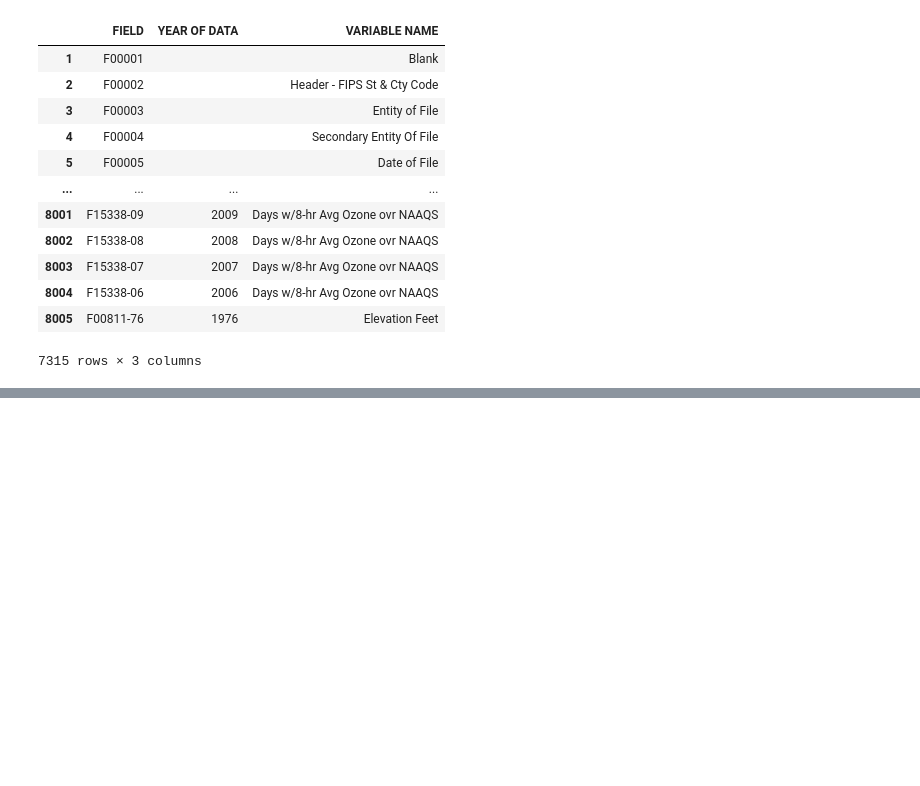
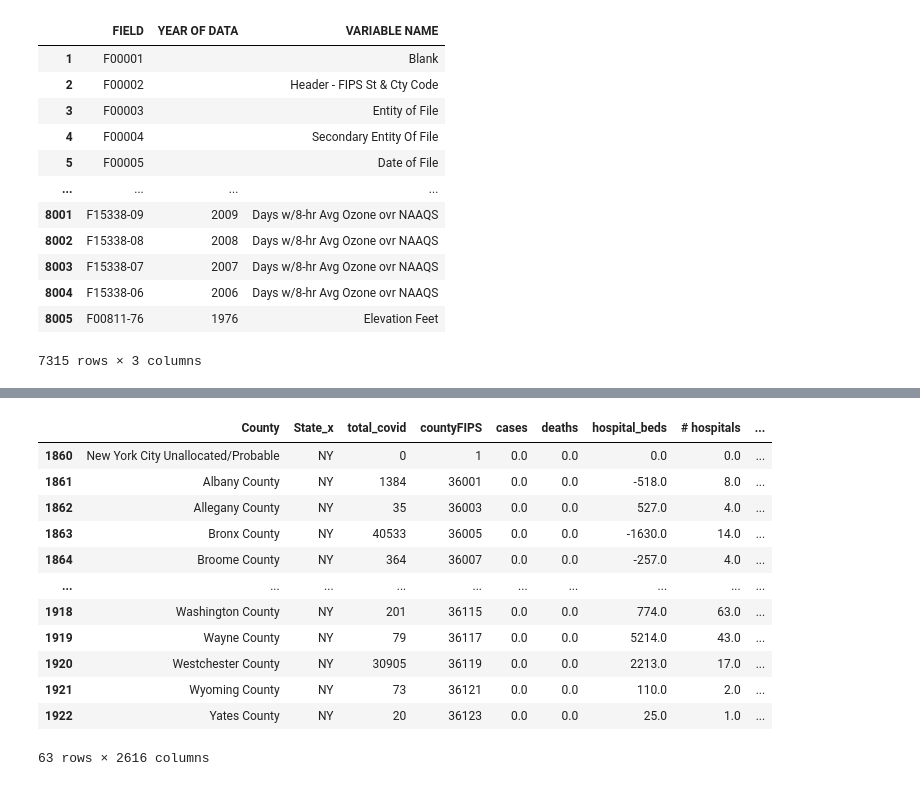
Before and after one commit to Agelf123/covid_predictions, a Jupyter notebook: code/aryeh/Covid Data Collection.ipynb, the cells around one changed output, grey strips where cells are left out. Drawn from its saved outputs; the diff is of its cells as text; code cells hidden in the pictures; blank space fills up the shorter version.

```diff
--- a/code/aryeh/Covid Data Collection.ipynb
+++ b/code/aryeh/Covid Data Collection.ipynb
@@ -328,0 +279,2 @@ len(lst)
+# %%
+health_workers.columns.values[9] = "County"
@@ -328,0 +291,2 @@ len(lst)
+# %%
+health_workers =  health_workers.loc[:, health_workers.columns.notnull()]
@@ -328,0 +302,20 @@ len(lst)
+# %%
+df = pd.merge(df,health_workers,left_on='County',right_on = 'County',how='left')
+# %%
+df.fillna(0,inplace=True)
+# %%
+df[df['State_x']=="NY"]
+# %% [output]
+|  | County | State_x | total_covid | countyFIPS | cases | deaths | hospital_beds | # hospitals | ... |
+| 1860 | New York City Unallocated/Probable | NY | 0 | 1 | 0.0 | 0.0 | 0.0 | 0.0 | ... |
+| 1861 | Albany County | NY | 1384 | 36001 | 0.0 | 0.0 | -518.0 | 8.0 | ... |
+| 1862 | Allegany County | NY | 35 | 36003 | 0.0 | 0.0 | 527.0 | 4.0 | ... |
+| 1863 | Bronx County | NY | 40533 | 36005 | 0.0 | 0.0 | -1630.0 | 14.0 | ... |
+| 1864 | Broome County | NY | 364 | 36007 | 0.0 | 0.0 | -257.0 | 4.0 | ... |
+| ... | ... | ... | ... | ... | ... | ... | ... | ... | ... |
+| 1918 | Washington County | NY | 201 | 36115 | 0.0 | 0.0 | 774.0 | 63.0 | ... |
+| 1919 | Wayne County | NY | 79 | 36117 | 0.0 | 0.0 | 5214.0 | 43.0 | ... |
+| 1920 | Westchester County | NY | 30905 | 36119 | 0.0 | 0.0 | 2213.0 | 17.0 | ... |
+| 1921 | Wyoming County | NY | 73 | 36121 | 0.0 | 0.0 | 110.0 | 2.0 | ... |
+| 1922 | Yates County | NY | 20 | 36123 | 0.0 | 0.0 | 25.0 | 1.0 | ... |
+63 rows × 2616 columns
```
Also changed, not shown: parts of 57 cells of this notebook, 3 other files.
